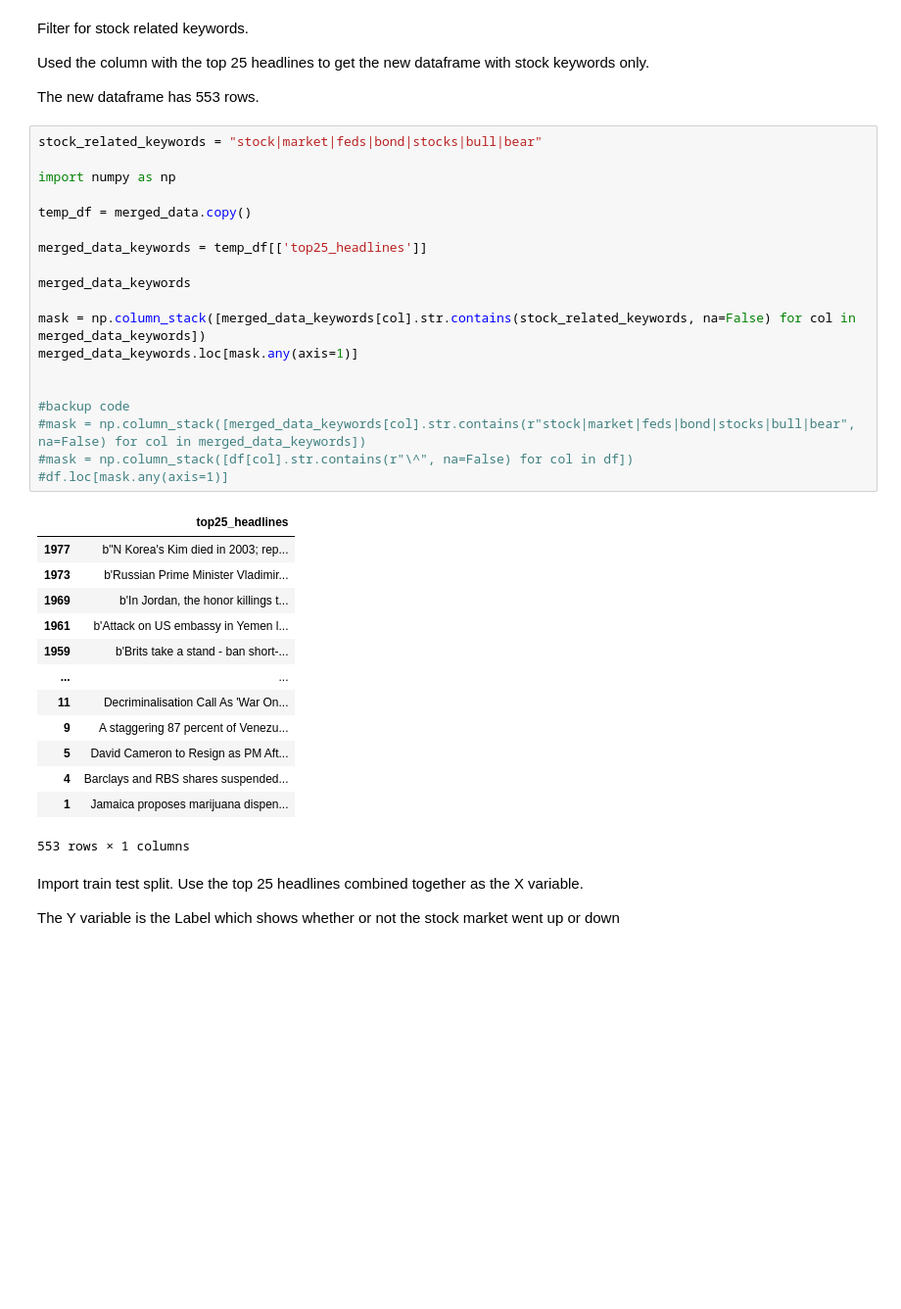
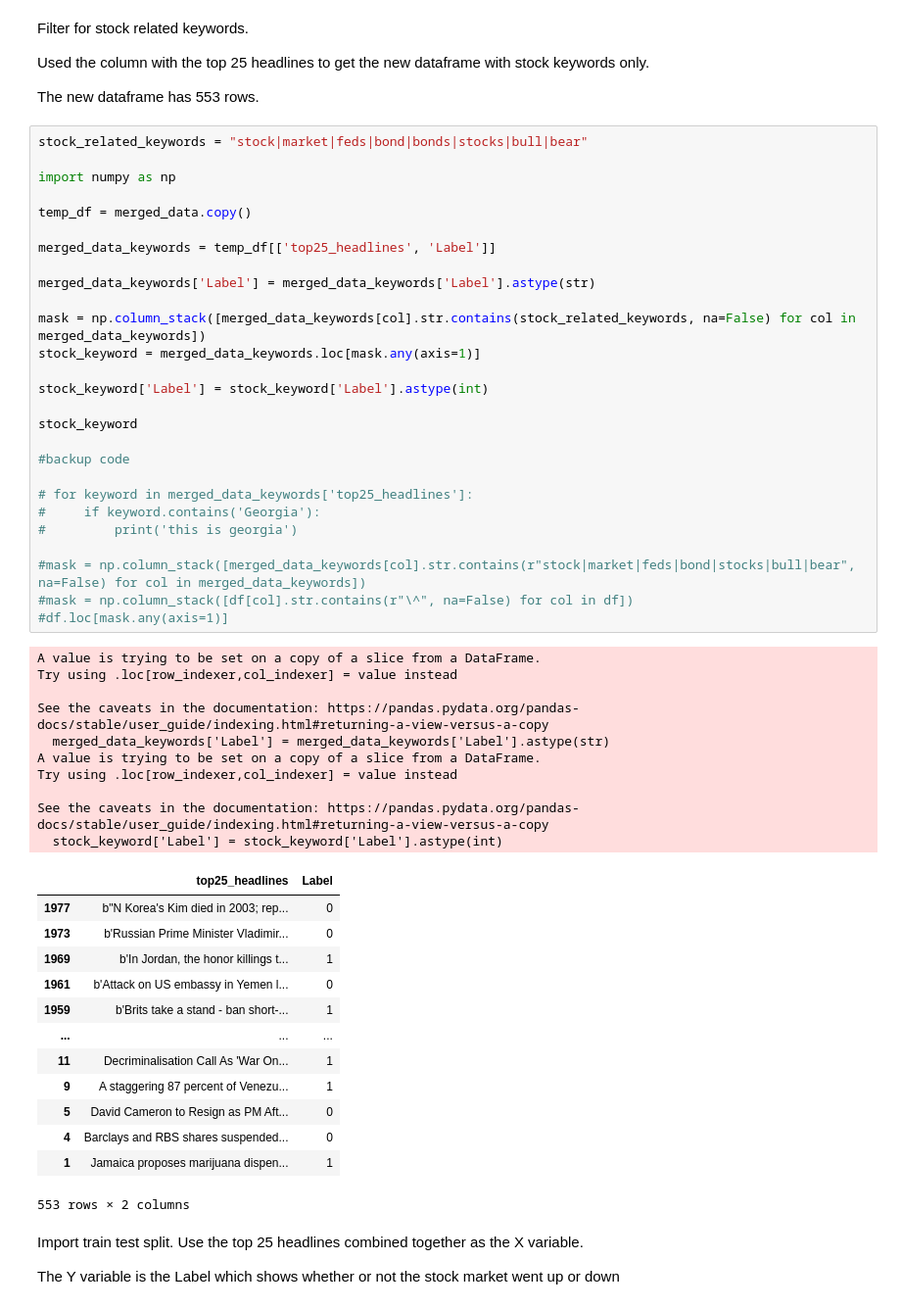
Before and after one commit to yuanfengli168/IMT575_DS, a Jupyter notebook: GroupAssignmentDraft.ipynb, the cells around one changed output. Shown: that part at 98% size. Drawn from its saved outputs; the diff is of its cells as text; blank space fills up the shorter version.

Commit message:
slightly changed the stock keywords DF

```diff
--- a/GroupAssignmentDraft.ipynb
+++ b/GroupAssignmentDraft.ipynb
@@ -172,38 +172,56 @@ Used the column with the top 25 headlines to get the new dataframe with stock ke
 
 The new dataframe has 553 rows.
 # %%
-stock_related_keywords = "stock|market|feds|bond|stocks|bull|bear"
+stock_related_keywords = "stock|market|feds|bond|bonds|stocks|bull|bear"
 
 import numpy as np
 
 temp_df = merged_data.copy()
 
-merged_data_keywords = temp_df[['top25_headlines']]
+merged_data_keywords = temp_df[['top25_headlines', 'Label']]
 
-merged_data_keywords
+merged_data_keywords['Label'] = merged_data_keywords['Label'].astype(str)
 
 mask = np.column_stack([merged_data_keywords[col].str.contains(stock_related_keywords, na=False) for col in merged_data_keywords])
-merged_data_keywords.loc[mask.any(axis=1)]
+stock_keyword = merged_data_keywords.loc[mask.any(axis=1)]
 
+stock_keyword['Label'] = stock_keyword['Label'].astype(int)
+
+stock_keyword
 
 #backup code
+
+# for keyword in merged_data_keywords['top25_headlines']:
+#     if keyword.contains('Georgia'):
+#         print('this is georgia')
+
 #mask = np.column_stack([merged_data_keywords[col].str.contains(r"stock|market|feds|bond|stocks|bull|bear", na=False) for col in merged_data_keywords])
 #mask = np.column_stack([df[col].str.contains(r"\^", na=False) for col in df])
 #df.loc[mask.any(axis=1)]
 # %% [output]
+A value is trying to be set on a copy of a slice from a DataFrame.
+Try using .loc[row_indexer,col_indexer] = value instead
+
+See the caveats in the documentation: https://pandas.pydata.org/pandas-docs/stable/user_guide/indexing.html#returning-a-view-versus-a-copy
+  merged_data_keywords['Label'] = merged_data_keywords['Label'].astype(str)
+A value is trying to be set on a copy of a slice from a DataFrame.
+Try using .loc[row_indexer,col_indexer] = value instead
+
+See the caveats in the documentation: https://pandas.pydata.org/pandas-docs/stable/user_guide/indexing.html#returning-a-view-versus-a-copy
+  stock_keyword['Label'] = stock_keyword['Label'].astype(int)
-|  | top25_headlines |
-| 1977 | b"N Korea's Kim died in 2003; rep... |
-| 1973 | b'Russian Prime Minister Vladimir... |
-| 1969 | b'In Jordan, the honor killings t... |
-| 1961 | b'Attack on US embassy in Yemen l... |
-| 1959 | b'Brits take a stand - ban short-... |
-| ... | ... |
-| 11 | Decriminalisation Call As 'War On... |
-| 9 | A staggering 87 percent of Venezu... |
-| 5 | David Cameron to Resign as PM Aft... |
-| 4 | Barclays and RBS shares suspended... |
-| 1 | Jamaica proposes marijuana dispen... |
+|  | top25_headlines | Label |
+| 1977 | b"N Korea's Kim died in 2003; rep... | 0 |
+| 1973 | b'Russian Prime Minister Vladimir... | 0 |
+| 1969 | b'In Jordan, the honor killings t... | 1 |
+| 1961 | b'Attack on US embassy in Yemen l... | 0 |
+| 1959 | b'Brits take a stand - ban short-... | 1 |
+| ... | ... | ... |
+| 11 | Decriminalisation Call As 'War On... | 1 |
+| 9 | A staggering 87 percent of Venezu... | 1 |
+| 5 | David Cameron to Resign as PM Aft... | 0 |
+| 4 | Barclays and RBS shares suspended... | 0 |
+| 1 | Jamaica proposes marijuana dispen... | 1 |
-553 rows × 1 columns
+553 rows × 2 columns
 # %% [markdown]
 Import train test split. Use the top 25 headlines combined together as the X variable.
 
```
Also changed, not shown: parts of 1 cell of this notebook.
